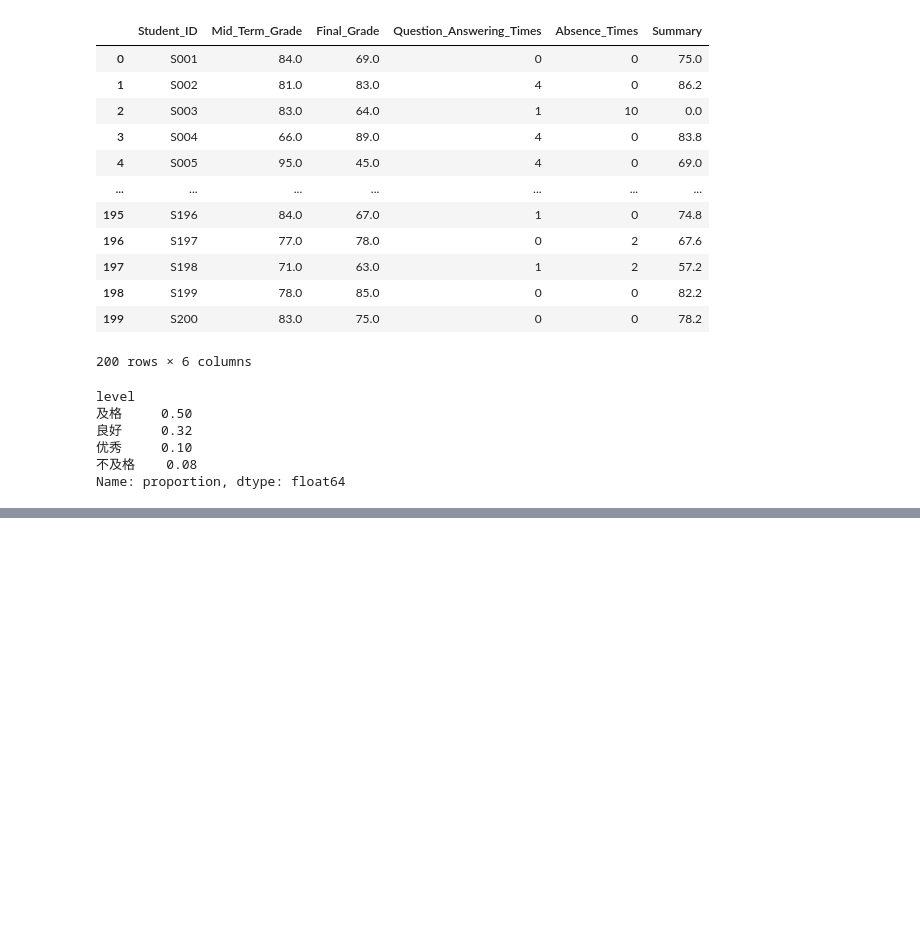
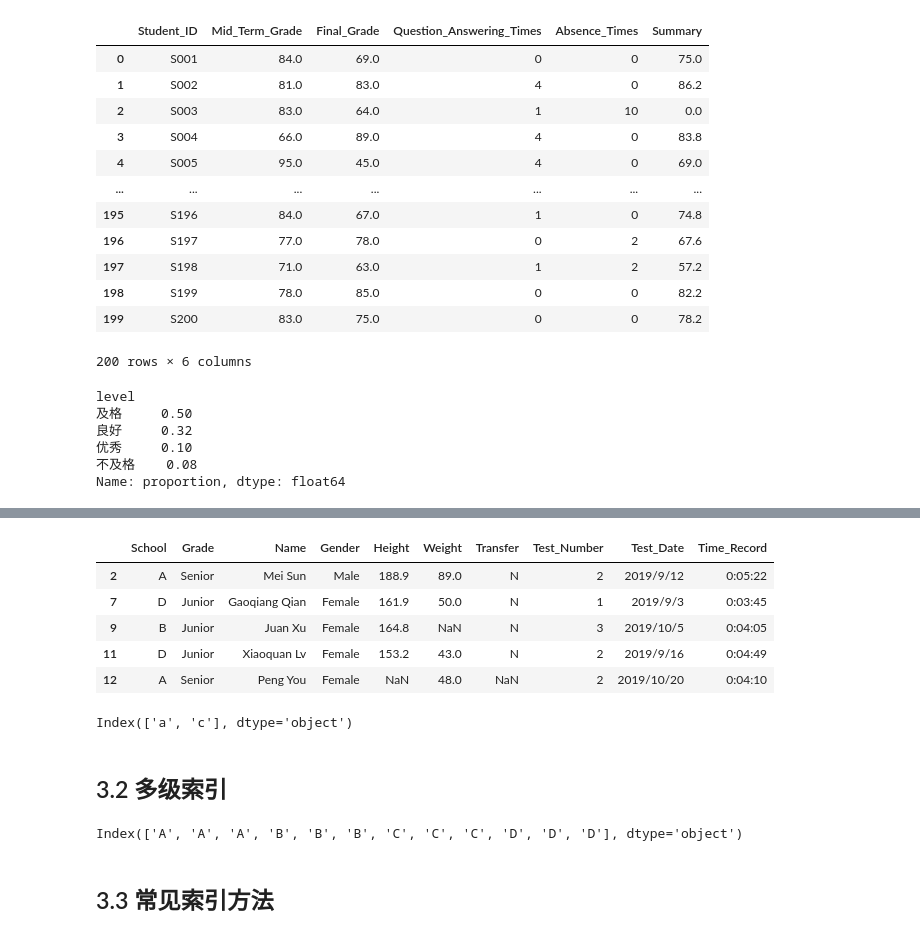
Before and after one commit to shawVV1992/StudyNote, a Jupyter notebook: DA_study/pandas/pandas数据处理与分析.ipynb, the cells around one changed output, grey strips where cells are left out. Cells and saved outputs as stored; diff of their text form; code cells hidden in the pictures; blank space fills up the shorter version.

```diff
--- a/DA_study/pandas/pandas数据处理与分析.ipynb
+++ b/DA_study/pandas/pandas数据处理与分析.ipynb
@@ -610,0 +651,32 @@ Name: proportion, dtype: float64
+# %%
+df_demo.query('(School in ["A","B"]) & (Grade == "Freshman") & (Gender == "Female")')
+
+query_list=["Junior","Senior"]
+df.query('Grade == @query_list').head()
+# %% [output]
+|  | School | Grade | Name | Gender | Height | Weight | Transfer | Test_Number | Test_Date | Time_Record |
+| 2 | A | Senior | Mei Sun | Male | 188.9 | 89.0 | N | 2 | 2019/9/12 | 0:05:22 |
+| 7 | D | Junior | Gaoqiang Qian | Female | 161.9 | 50.0 | N | 1 | 2019/9/3 | 0:03:45 |
+| 9 | B | Junior | Juan Xu | Female | 164.8 | NaN | N | 3 | 2019/10/5 | 0:04:05 |
+| 11 | D | Junior | Xiaoquan Lv | Female | 153.2 | 43.0 | N | 2 | 2019/9/16 | 0:04:49 |
+| 12 | A | Senior | Peng You | Female | NaN | 48.0 | NaN | 2 | 2019/10/20 | 0:04:10 |
+# %%
+df_set_1=pd.DataFrame([[0,1],[1,2],[3,4]],index=pd.Index(['a','b','a'],name='id1'))
+df_set_2=pd.DataFrame([[4,5],[2,6],[7,1]],index=pd.Index(['b','b','c'],name='id2'))
+id1=df_set_1.index.unique()
+id2=df_set_2.index.unique()
+id1.intersection(id2)
+id1.union(id2)
+id1.difference(id2)
+id1.symmetric_difference(id2)
+# %% [output]
+Index(['a', 'c'], dtype='object')
+# %% [markdown]
+## 3.2 多级索引
+# %%
+multi_index=pd.MultiIndex.from_product([list("ABCD"),[2,1,3]],sortorder=0)
+multi_index.get_level_values(0)
+# %% [output]
+Index(['A', 'A', 'A', 'B', 'B', 'B', 'C', 'C', 'C', 'D', 'D', 'D'], dtype='object')
+# %% [markdown]
+## 3.3 常见索引方法
```
Also changed, not shown: parts of 19 cells of this notebook.
